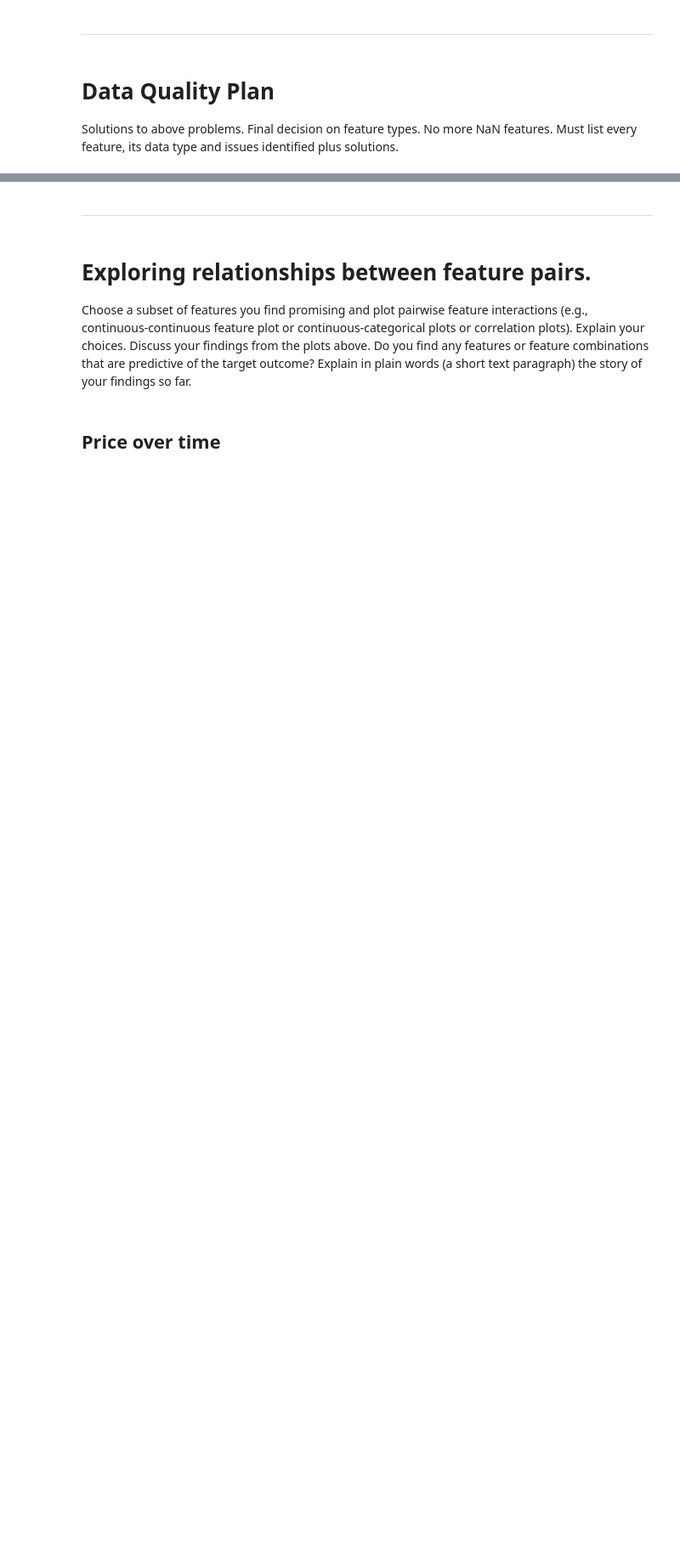
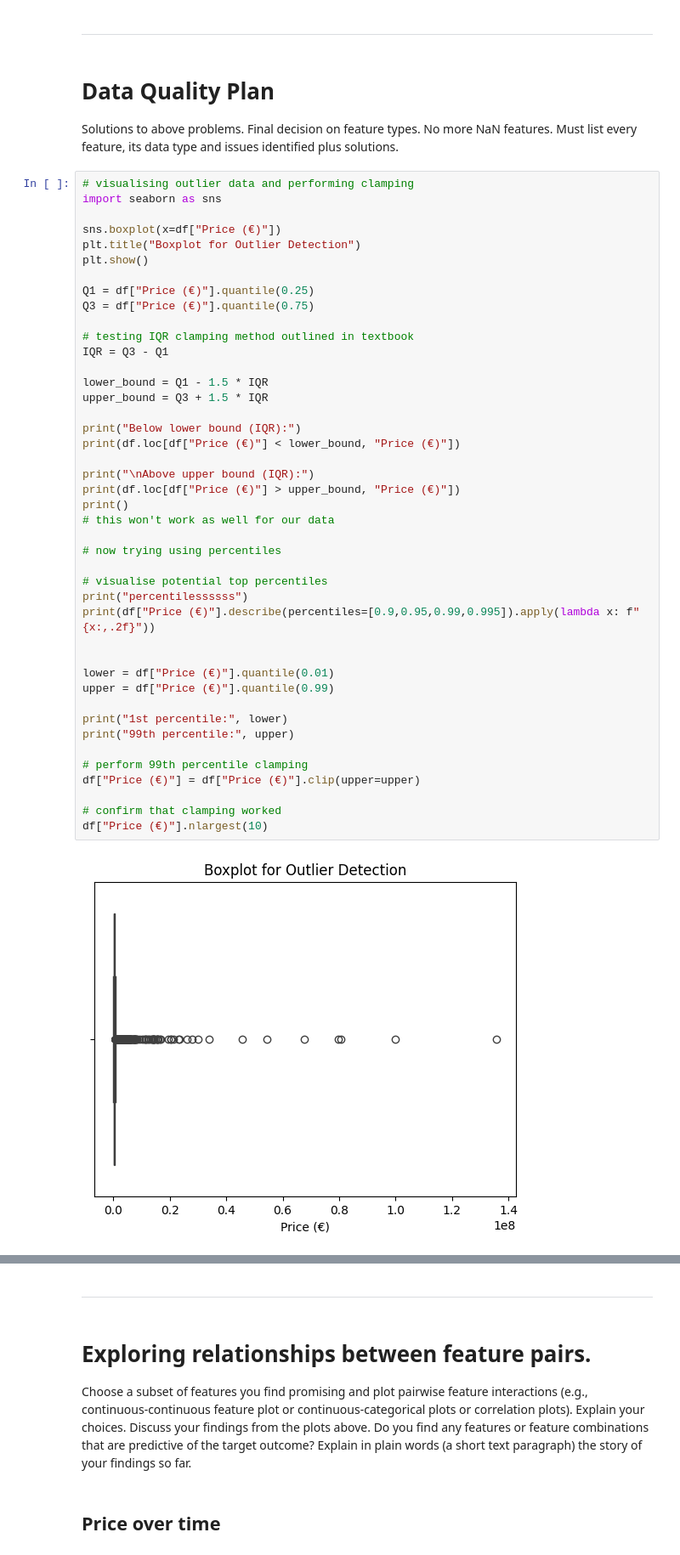
Before and after one commit to conorwal2000-creator/DA-Original-Ganstalysers, a Jupyter notebook: notebooks/analysis.ipynb, the cells around one changed output, grey strips where cells are left out. Shown at 85% size. Cells and saved outputs as stored; diff of their text form; blank space fills up the shorter version.

```diff
--- a/notebooks/analysis.ipynb
+++ b/notebooks/analysis.ipynb
@@ -503,3 +501,48 @@ plt.show()
 # Data Quality Plan
 
 Solutions to above problems. Final decision on feature types. No more NaN features. Must list every feature, its data type and issues identified plus solutions.
+# %%
+# visualising outlier data and performing clamping
+import seaborn as sns
+
+sns.boxplot(x=df["Price (€)"])
+plt.title("Boxplot for Outlier Detection")
+plt.show()
+
+Q1 = df["Price (€)"].quantile(0.25)
+Q3 = df["Price (€)"].quantile(0.75)
+
+# testing IQR clamping method outlined in textbook
+IQR = Q3 - Q1
+
+lower_bound = Q1 - 1.5 * IQR
+upper_bound = Q3 + 1.5 * IQR
+
+print("Below lower bound (IQR):")
+print(df.loc[df["Price (€)"] < lower_bound, "Price (€)"])
+
+print("\nAbove upper bound (IQR):")
+print(df.loc[df["Price (€)"] > upper_bound, "Price (€)"])
+print()
+# this won't work as well for our data
+
+# now trying using percentiles
+
+# visualise potential top percentiles
+print("percentilessssss")
+print(df["Price (€)"].describe(percentiles=[0.9,0.95,0.99,0.995]).apply(lambda x: f"{x:,.2f}"))
+
+
+lower = df["Price (€)"].quantile(0.01)
+upper = df["Price (€)"].quantile(0.99)
+
+print("1st percentile:", lower)
+print("99th percentile:", upper)
+
+# perform 99th percentile clamping
+df["Price (€)"] = df["Price (€)"].clip(upper=upper)
+
+# confirm that clamping worked
+df["Price (€)"].nlargest(10)
+# %% [output]
+[figure, added]
```
Also changed, not shown: parts of 8 cells of this notebook.
